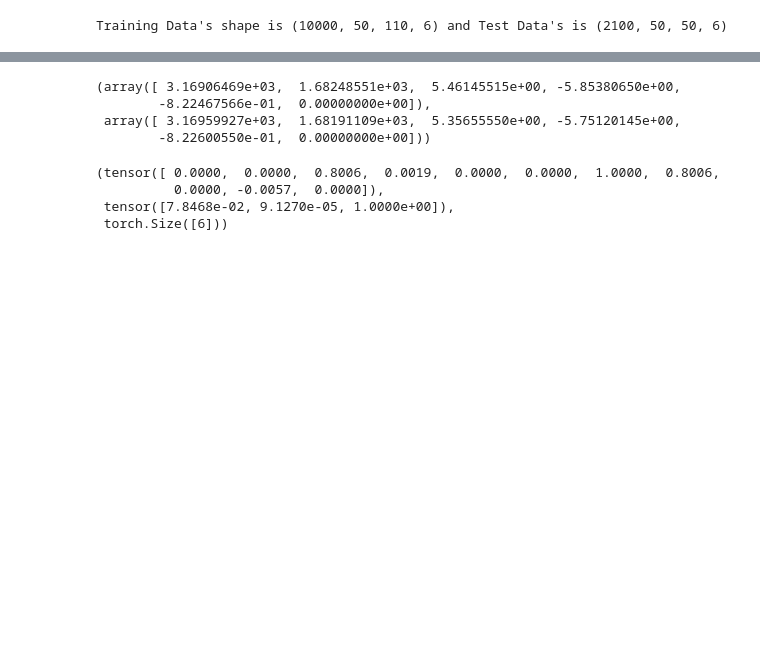
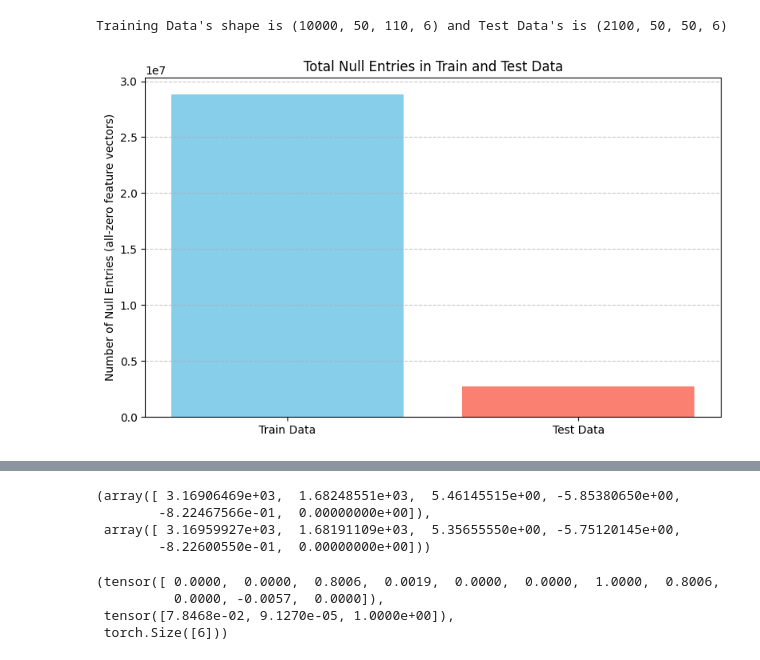
Before and after one commit to Ishushan02/Argoverse-2-Motion-Trajectory-Prediction, a Jupyter notebook: final1.ipynb, the cells around one changed output, grey strips where cells are left out. Saved outputs shown, nothing was run; the diff lists cells and outputs as text; code cells hidden in the pictures; blank space fills up the shorter version.

```diff
--- a/final1.ipynb
+++ b/final1.ipynb
@@ -37,3 +37,17 @@ def getData(path):
 trainData, testData = getData("./data/")
 # %% [output]
 Training Data's shape is (10000, 50, 110, 6) and Test Data's is (2100, 50, 50, 6)
+# %%
+
+train_nulls = np.all(trainData == 0, axis=-1).sum()
+test_nulls = np.all(testData == 0, axis=-1).sum()
+
+plt.figure(figsize=(8, 5))
+plt.bar(['Train Data', 'Test Data'], [train_nulls, test_nulls], color=['skyblue', 'salmon'])
+plt.ylabel('Number of Null Entries (all-zero feature vectors)')
+plt.title('Total Null Entries in Train and Test Data')
+plt.grid(axis='y', linestyle='--', alpha=0.7)
+plt.tight_layout()
+plt.show()
+# %% [output]
+[figure, added]
```
Also changed, not shown: parts of 4 cells of this notebook, 2 other files.
